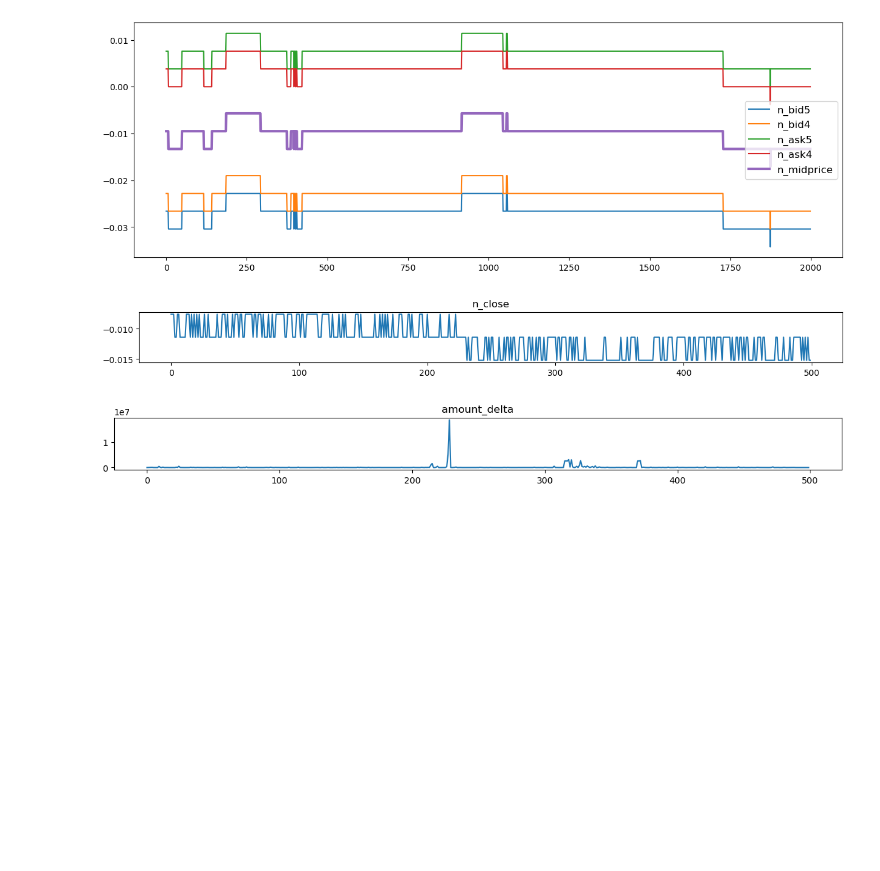
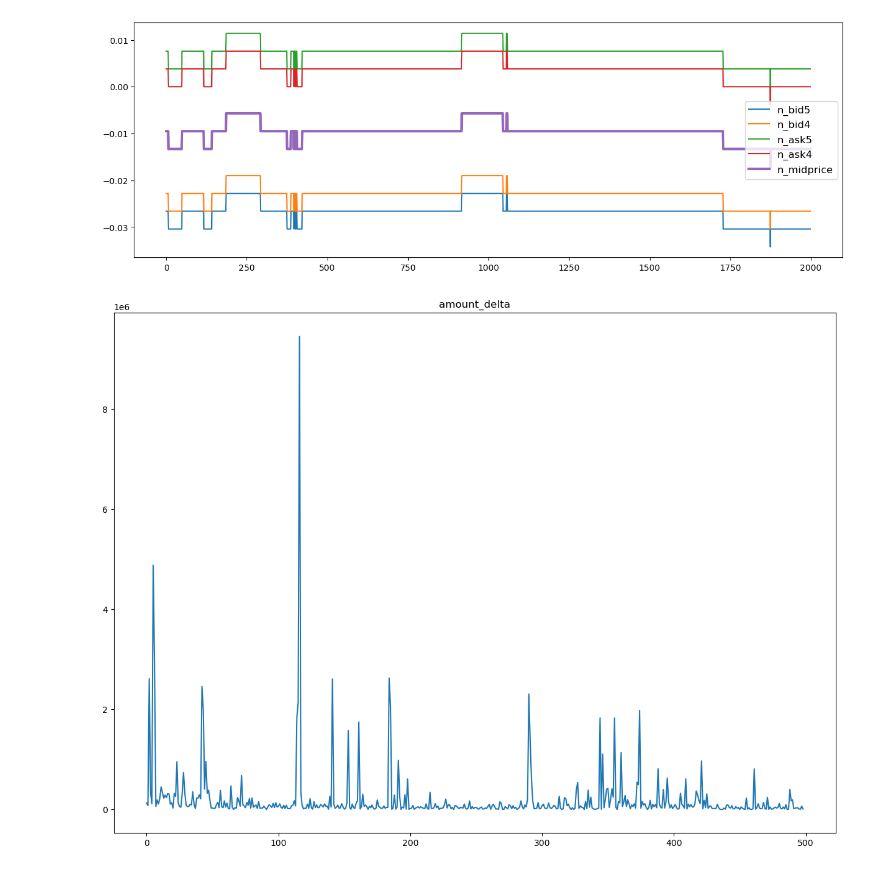
Before and after one commit to OneRaise5385/Machine_Learning, a Jupyter notebook: CourseWork/main.ipynb, the cells around one changed output. Drawn from its saved outputs; the diff is of its cells as text; code cells hidden in the pictures; blank space fills up the shorter version.

```diff
--- a/CourseWork/main.ipynb
+++ b/CourseWork/main.ipynb
@@ -14,18 +14,18 @@ import matplotlib.pyplot as plt
 warnings.filterwarnings('ignore')
 # %%
 # 数据导入
-train_file = os.listdir('../input/train/')
-test_file = os.listdir('../input/test/')
+train_file = os.listdir('input/train/')
+test_file = os.listdir('input/test/')
 train = pd.DataFrame()
 test = pd.DataFrame()
 # 读取训练数据
 for file in train_file:
-    tmp = pd.read_csv('../input/train/'+file)
+    tmp = pd.read_csv('input/train/'+file)
     tmp['file'] = file
     train = pd.concat([train, tmp], axis=0, ignore_index=True)
 # 读取测试数据
 for file in test_file:
-    tmp = pd.read_csv('../input/test/'+file)
+    tmp = pd.read_csv('input/test/'+file)
     tmp['file'] = file
     test = pd.concat([test, tmp], axis=0, ignore_index=True)
 # %%
@@ -172,18 +172,17 @@ plt.legend(fontsize=12)
 [figure]
 [figure]
 # %%
-cols = ['n_close','amount_delta']
-tmp_df = train[train['file']=='snapshot_sym1_date0_am.csv'].reset_index(drop=True)[-500:]
+cols = ['amount_delta']
+tmp_df = train[train['file']=='snapshot_sym1_date0_am.csv'].reset_index(drop=True)[1:500]
 tmp_df = tmp_df.reset_index(drop=True).reset_index()
 for num, col in enumerate(cols):
-    plt.figure(figsize=(15,5))
+    plt.figure(figsize=(15,50))
     plt.subplot(4,1,num+1)
     plt.plot(tmp_df['index'],tmp_df[col])
     plt.title(col)
 plt.show()
 # %% [output]
-[figure, old version]
+[figure, new version]
-[figure, removed]
 # %%
 # 波动率是给定股票价格变化的重要统计指标，因此要计算价格变化，我们首先需要在固定间隔进行股票估值。
 # 我们将使用已提供的数据的加权平均价格（WAP）进行可视化，WAP的变化反映股票波动情况。
```
Also changed, not shown: parts of 2 cells of this notebook, 3 other files.
